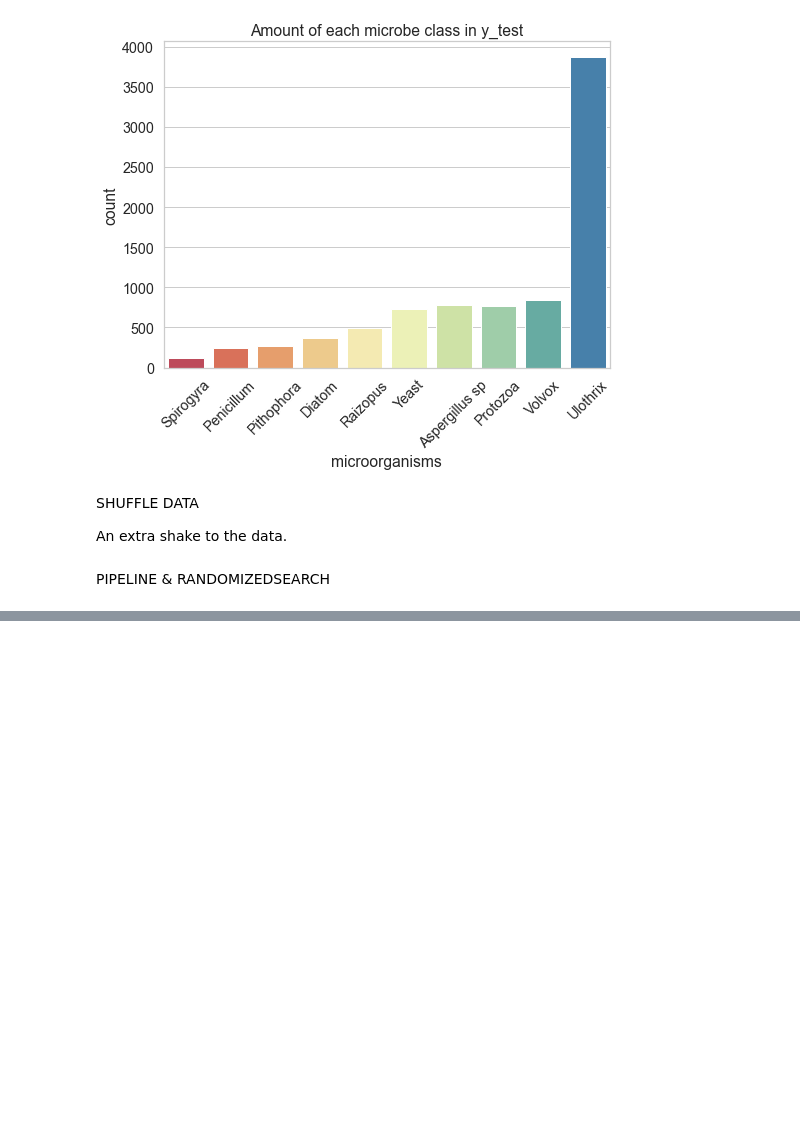
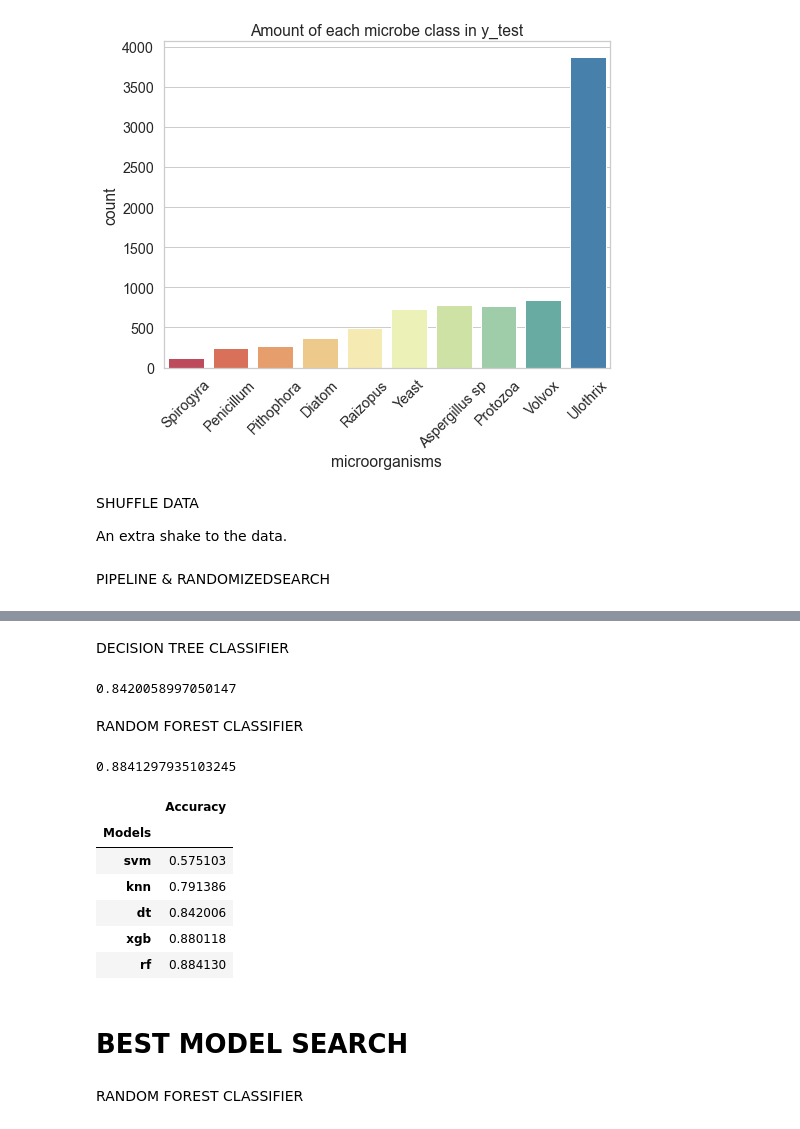
Before and after one commit to N0t10n/Microbes_classification, a Jupyter notebook: model.ipynb, the cells around one changed output, grey strips where cells are left out. Cells and saved outputs as stored; diff of their text form; code cells hidden in the pictures; blank space fills up the shorter version.

```diff
--- a/model.ipynb
+++ b/model.ipynb
@@ -446,0 +370,48 @@ Fitting 3 folds for each of 160 candidates, totalling 480 fits
+# %% [markdown]
+DECISION TREE CLASSIFIER
+# %%
+dt = Pipeline([('scaler', MinMaxScaler()),
+                ('pca', PCA()),
+                ('tree', DecisionTreeClassifier(random_state=seed))])
+
+dt.fit(X_train, y_train)
+y_pred = dt.predict(X_test)
+
+dt_acc = accuracy_score(y_test, y_pred)
+dt_acc
+# %% [output]
+0.8420058997050147
+# %% [markdown]
+RANDOM FOREST CLASSIFIER
+# %%
+rf = Pipeline([('scaler', MinMaxScaler()),
+                ('pca', PCA()),
+                ('tree', RandomForestClassifier(random_state=seed))])
+
+rf.fit(X_train, y_train)
+y_pred = rf.predict(X_test)
+
+rf_acc = accuracy_score(y_test, y_pred)
+rf_acc
+# %% [output]
+0.8841297935103245
+# %%
+models = {
+    'Accuracy': [svm_acc, knn_acc, dt_acc, xgb_acc, rf_acc],
+    'Models': ['svm', 'knn', 'dt', 'xgb', 'rf']
+}
+
+df_scores = pd.DataFrame(data=models).set_index('Models')
+df_scores
+# %% [output]
+|  | Accuracy |
+| Models |  |
+| svm | 0.575103 |
+| knn | 0.791386 |
+| dt | 0.842006 |
+| xgb | 0.880118 |
+| rf | 0.884130 |
+# %% [markdown]
+# BEST MODEL SEARCH
+# %% [markdown]
+RANDOM FOREST CLASSIFIER
```
Also changed, not shown: parts of 20 cells of this notebook, 1 other file.
